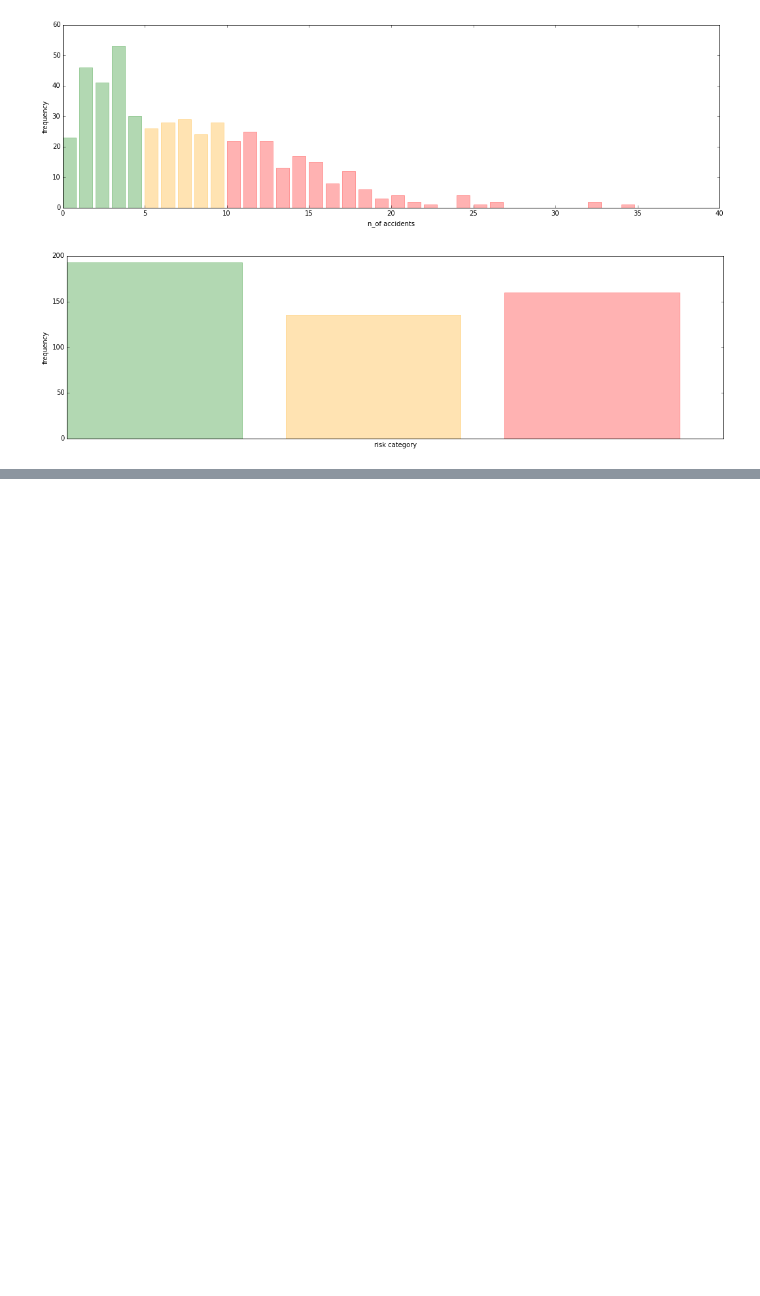
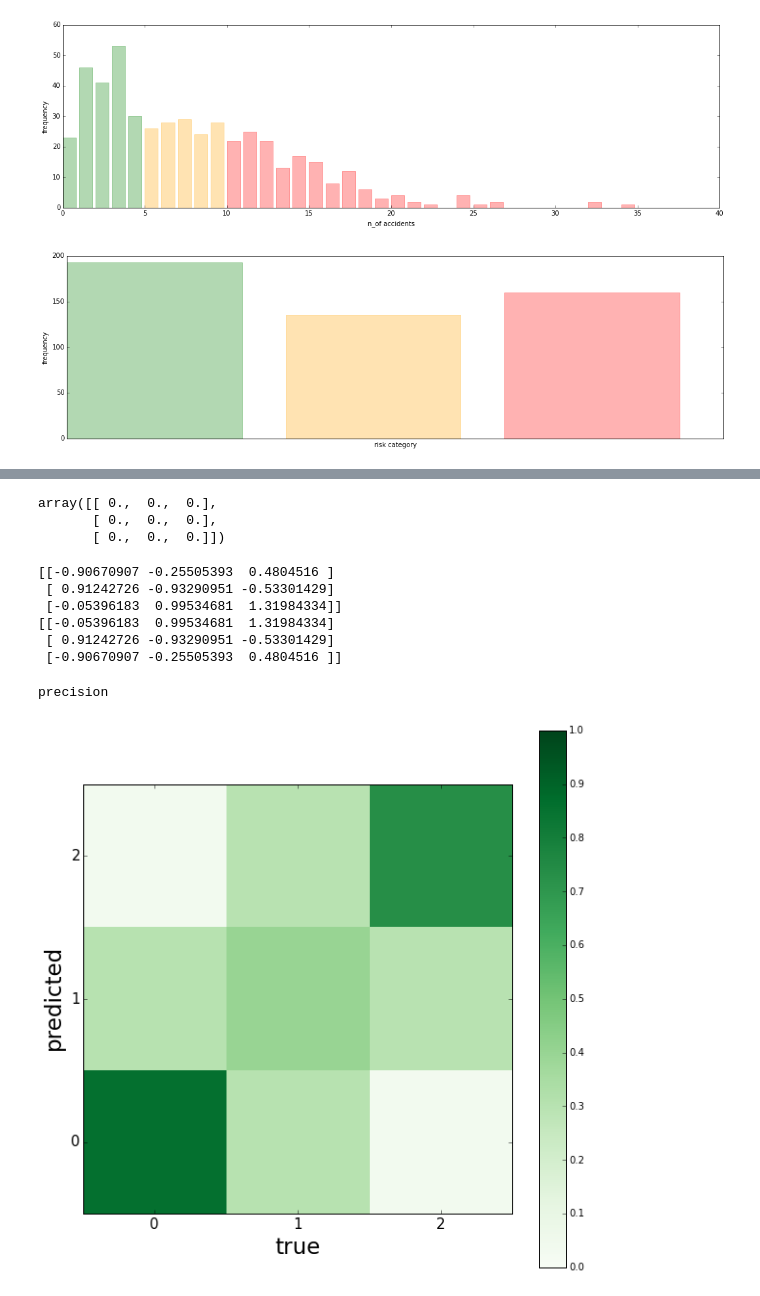
Before and after one commit to massaroantonio/telecom_bigdata, a Jupyter notebook: Untitled1.ipynb, the cells around one changed output, grey strips where cells are left out. Saved outputs shown, nothing was run; the diff lists cells and outputs as text; code cells hidden in the pictures; blank space fills up the shorter version.

```diff
--- a/Untitled1.ipynb
+++ b/Untitled1.ipynb
@@ -427,0 +565,4 @@ plt.show()
+# %%
+
+print(latlong_acc[np.where(acc_times<datetime(2015,3,1,2))])
+L=latlong_acc[np.where(acc_times<datetime(2015,3,1,2))]
@@ -427,0 +601,2 @@ plt.show()
+# %%
+T=latlong_acc[np.where((acc_times>=datetime(2015,3,6,9)) &(acc_times<datetime(2015,3,6,12)))]
@@ -427,0 +623,6 @@ plt.show()
+# %%
+np.zeros((3,3))
+# %% [output]
+array([[ 0.,  0.,  0.],
+       [ 0.,  0.,  0.],
+       [ 0.,  0.,  0.]])
@@ -427,0 +641,50 @@ plt.show()
+# %%
+X=np.random.randn(3,3)
+print X
+print np.flipud(X)
+# %% [output]
+[[-0.90670907 -0.25505393  0.4804516 ]
+ [ 0.91242726 -0.93290951 -0.53301429]
+ [-0.05396183  0.99534681  1.31984334]]
+[[-0.05396183  0.99534681  1.31984334]
+ [ 0.91242726 -0.93290951 -0.53301429]
+ [-0.90670907 -0.25505393  0.4804516 ]]
+# %%
+d=np.zeros((3,3))
+for i in range(3):
+    d[i,:]=c[i,:]/sum(c[i,:])
+
+e=np.zeros((3,3))
+e[0,:]=d[2,:]
+e[1,:]=d[1,:]
+e[2,:]=d[0,:]
+
+f=e
+f[0,0]=e[2,2]
+f[2,2]=e[0,0]
+f[0,1]=e[1,2]
+f[1,2]=e[0,1]
+f[2,1]=e[1,0]
+f[1,0]=e[2,1]
+# %%
+print('precision')
+fig, ax = plt.subplots()
+im = ax.imshow(f, cmap=plt.cm.Greens, interpolation='nearest',
+               vmin=0, vmax=1)
+
+#im=ax.pcolor(c/100, cmap=plt.cm.Blues)
+plt.xticks([0,1,2],size=10)
+plt.ylabel('predicted',size=23)
+plt.xlabel('true',size=23)
+#ax.xaxis.tick_top()
+#ax.xaxis.set_label_position('top')
+fig.colorbar(im)
+plt.gcf().set_size_inches(10, 10)
+ax.set_yticks([0,1,2])
+ax.set_yticklabels(['2','1','0'],size=13)
+ax.tick_params(axis='x', labelsize=15)
+ax.tick_params(axis='y', labelsize=15)
+plt.show()
+# %% [output]
+precision
+[figure, added]
```
Also changed, not shown: parts of 24 cells of this notebook, 10 other files.
